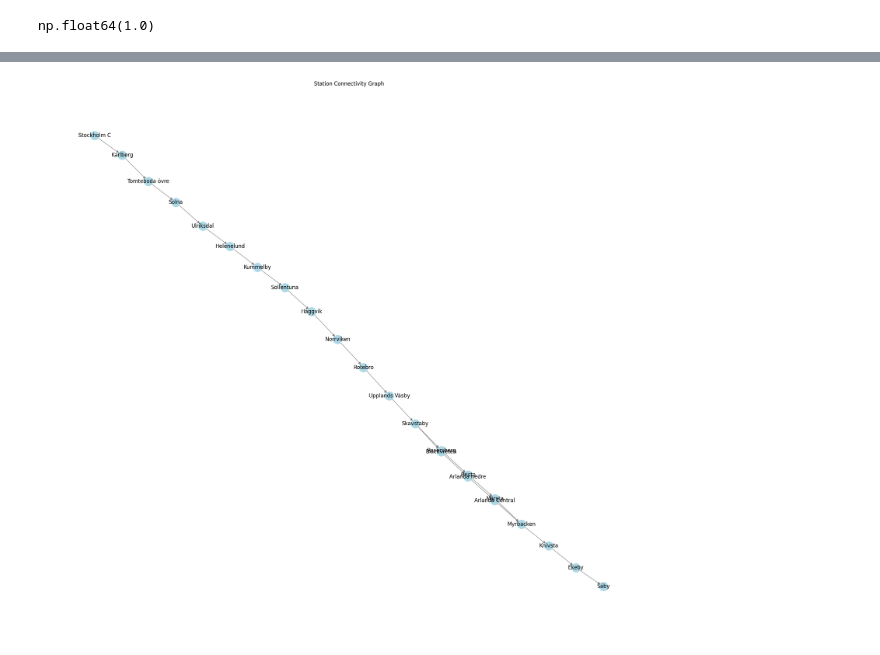
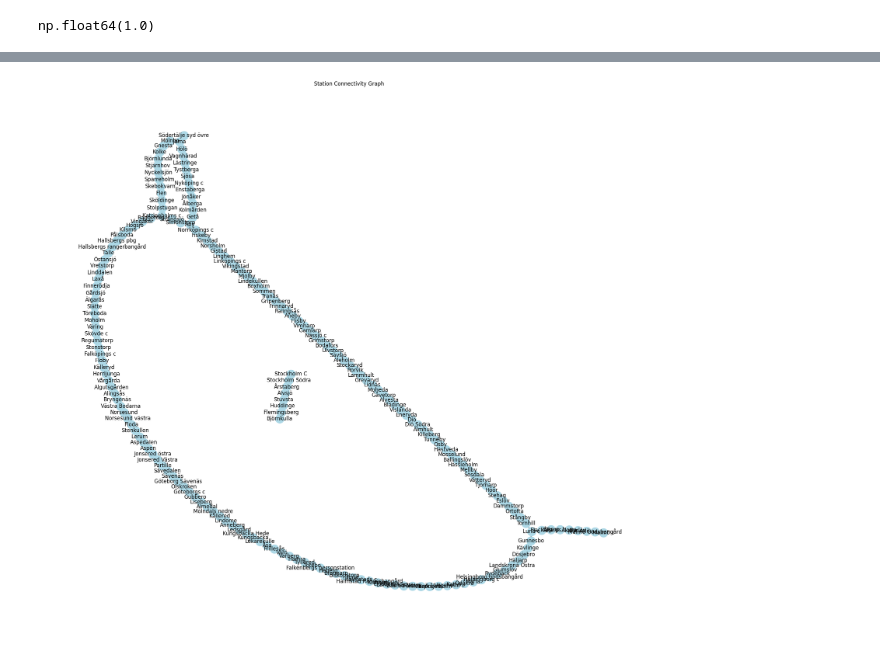
Before and after one commit to eranganana/Railway_Network_RSP, a Jupyter notebook: main_v2.ipynb, the cells around one changed output, grey strips where cells are left out. Saved outputs shown, nothing was run; the diff lists cells and outputs as text; code cells hidden in the pictures.

```diff
--- a/main_v2.ipynb
+++ b/main_v2.ipynb
@@ -7,9 +7,10 @@ import seaborn as sns
 from scipy.sparse import csr_matrix
 from scipy.sparse.linalg import spsolve
 # %%
-df_month_data = pd.read_csv("Cst_to_U_Sorted.csv",index_col=False,encoding="utf-8")
-alpha = 0.5
-destination = 'Uppsala c'
+df_month_data = pd.read_csv("Cst_to_M.csv",index_col=False,encoding="utf-8")
+alpha = 0.9
+theta = 0.01
+destination = 'Malmsjö'
 # %%
 def create_adjacency_matrix(df, destination_station=None):
     """
@@ -521,32 +518,32 @@ Last row of cost_matrix: [inf inf inf inf inf inf inf inf inf inf inf inf inf in
 # %%
 import pandas as pd
 import networkx as nx
 import matplotlib.pyplot as plt
 
 # Load the dataset
-df = pd.read_csv("Cst_to_U_Sorted.csv")
+df = pd.read_csv("Cst_to_M.csv")
 
 # Get adjacency matrix and station list
-adj_matrix, stations = create_adjacency_matrix(df, destination_station="Uppsala c")
+adj_matrix, stations = create_adjacency_matrix(df, destination_station="Malmsjö")
 
 # Convert adjacency matrix to graph
 G = nx.from_pandas_adjacency(adj_matrix, create_using=nx.DiGraph())
 
 
 # Create layout
 pos = nx.kamada_kawai_layout(G)  # You can also try nx.kamada_kawai_layout(G)
 
 # Draw nodes and edges
 plt.figure(figsize=(20, 18))
 nx.draw_networkx_nodes(G, pos, node_color='lightblue', node_size=400)
 nx.draw_networkx_edges(G, pos, edge_color='gray', arrows=True, arrowsize=12)
 nx.draw_networkx_labels(G, pos, font_size=12)
 
 # Save to file
 plt.title("Station Connectivity Graph", fontsize=12)
 plt.axis('off')
 plt.tight_layout()
 plt.savefig("station_network.png", dpi=300)
 plt.show()
 # %% [output]
-[figure, old version]
+[figure, new version]
```
Also changed, not shown: parts of 8 cells of this notebook.
